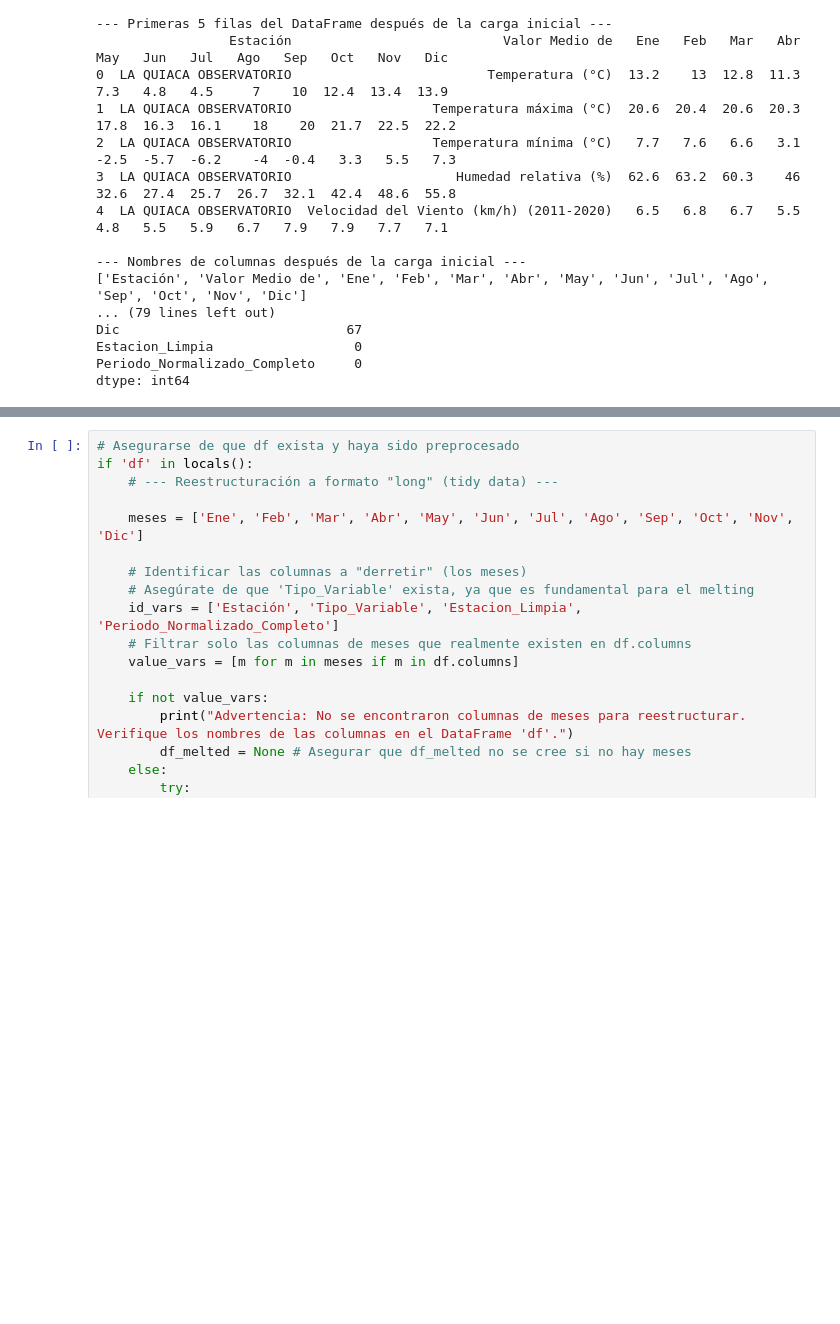
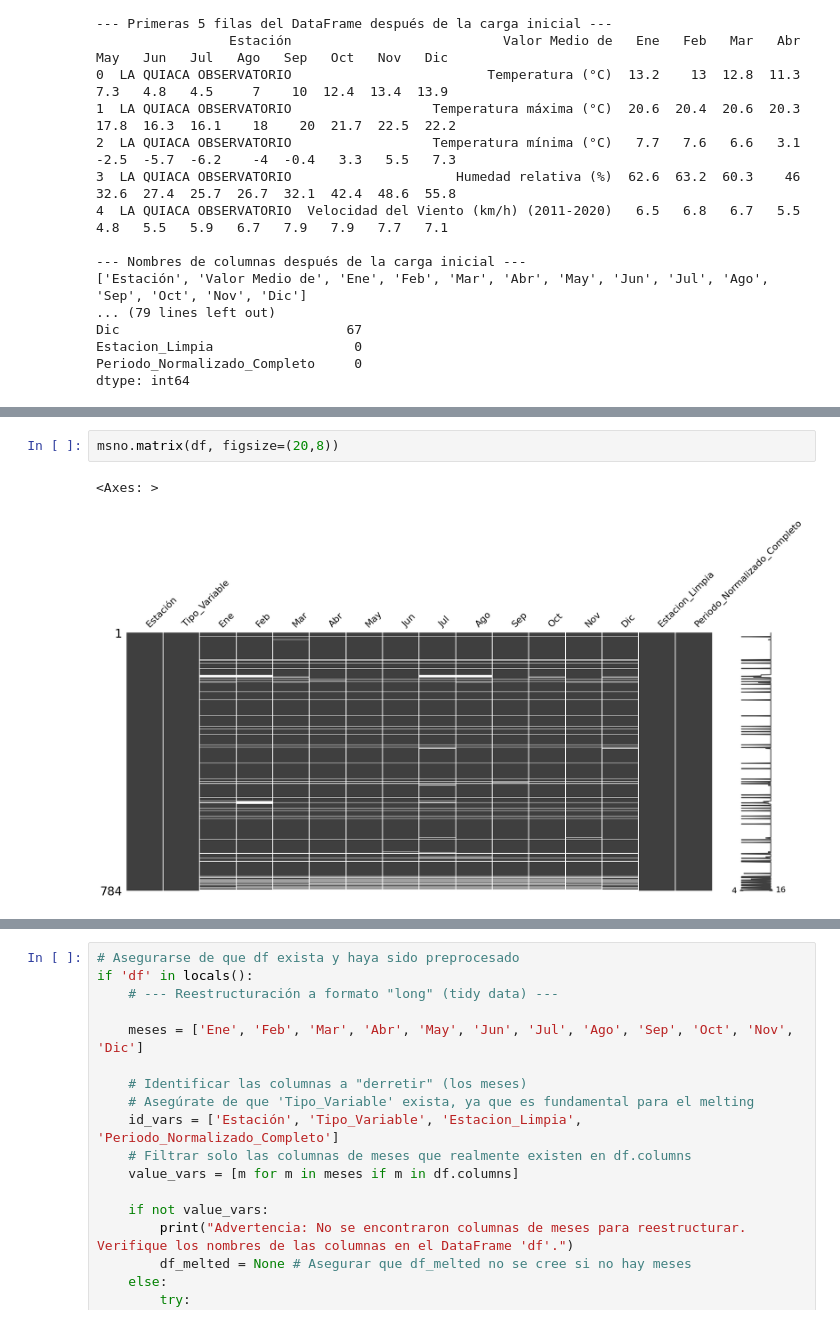
Before and after one commit to RodrigoGoni/EDA_meteorologica, a Jupyter notebook: eda.ipynb, the cells around one changed output, grey strips where cells are left out. Drawn from its saved outputs; the diff is of its cells as text; blank space fills up the shorter version.

```diff
--- a/eda.ipynb
+++ b/eda.ipynb
@@ -178,0 +216,5 @@ dtype: int64
+# %%
+msno.matrix(df, figsize=(20,8))
+# %% [output]
+<Axes: >
+[figure, added]
```
Also changed, not shown: parts of 19 cells of this notebook, 1 other file.
